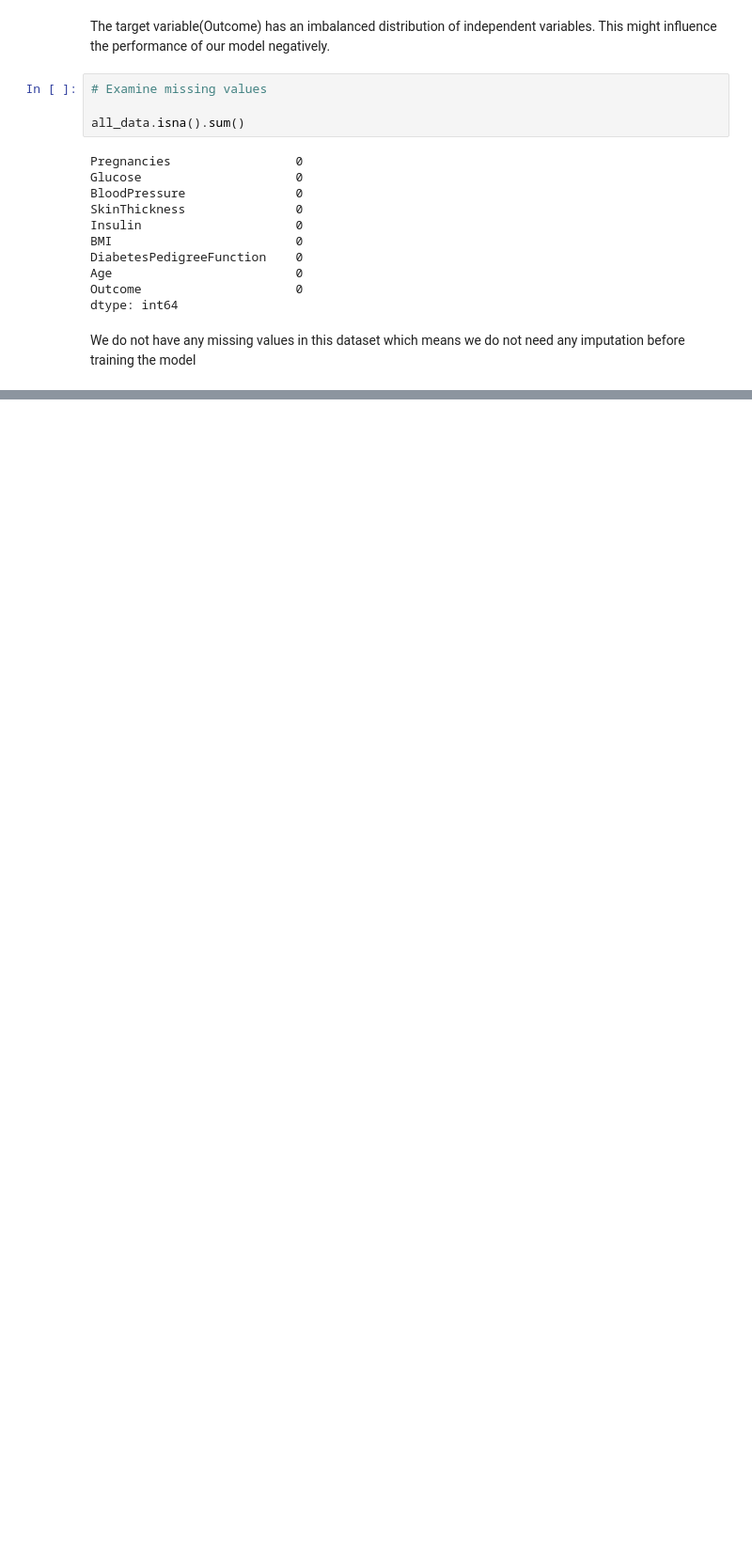
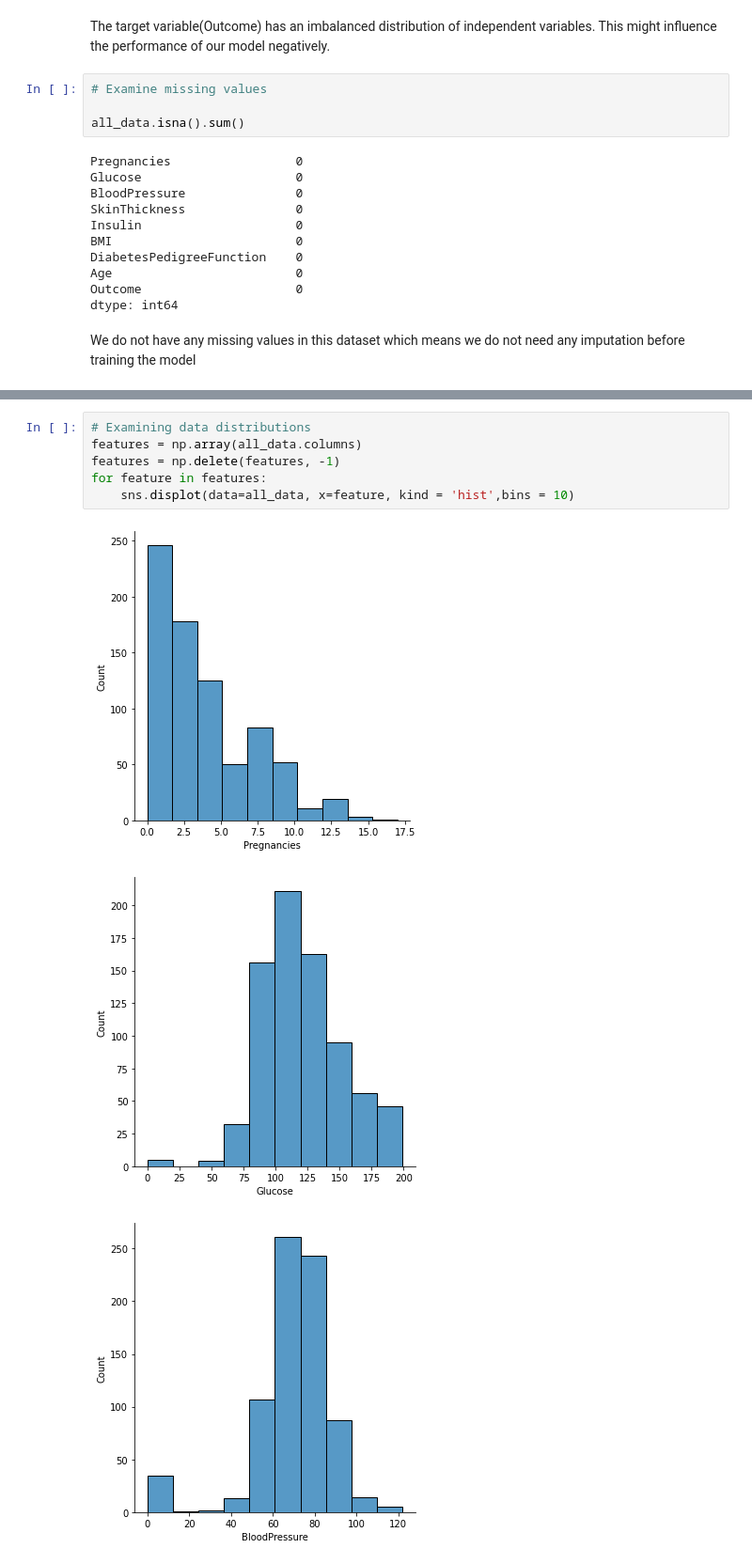
Before and after one commit to niramay447/kaggle-competitions, a Jupyter notebook: diabetes-predictor.ipynb, the cells around one changed output, grey strips where cells are left out. Shown at 94% size. Drawn from its saved outputs; the diff is of its cells as text; blank space fills up the shorter version.

```diff
--- a/diabetes-predictor.ipynb
+++ b/diabetes-predictor.ipynb
@@ -63,0 +80,10 @@ We do not have any missing values in this dataset which means we do not need any
+# %%
+# Examining data distributions
+features = np.array(all_data.columns)
+features = np.delete(features, -1)
+for feature in features:
+    sns.displot(data=all_data, x=feature, kind = 'hist',bins = 10)
+# %% [output]
+[figure, added]
+[figure, added]
+[figure, added]
```
Also changed, not shown: parts of 7 cells of this notebook.
